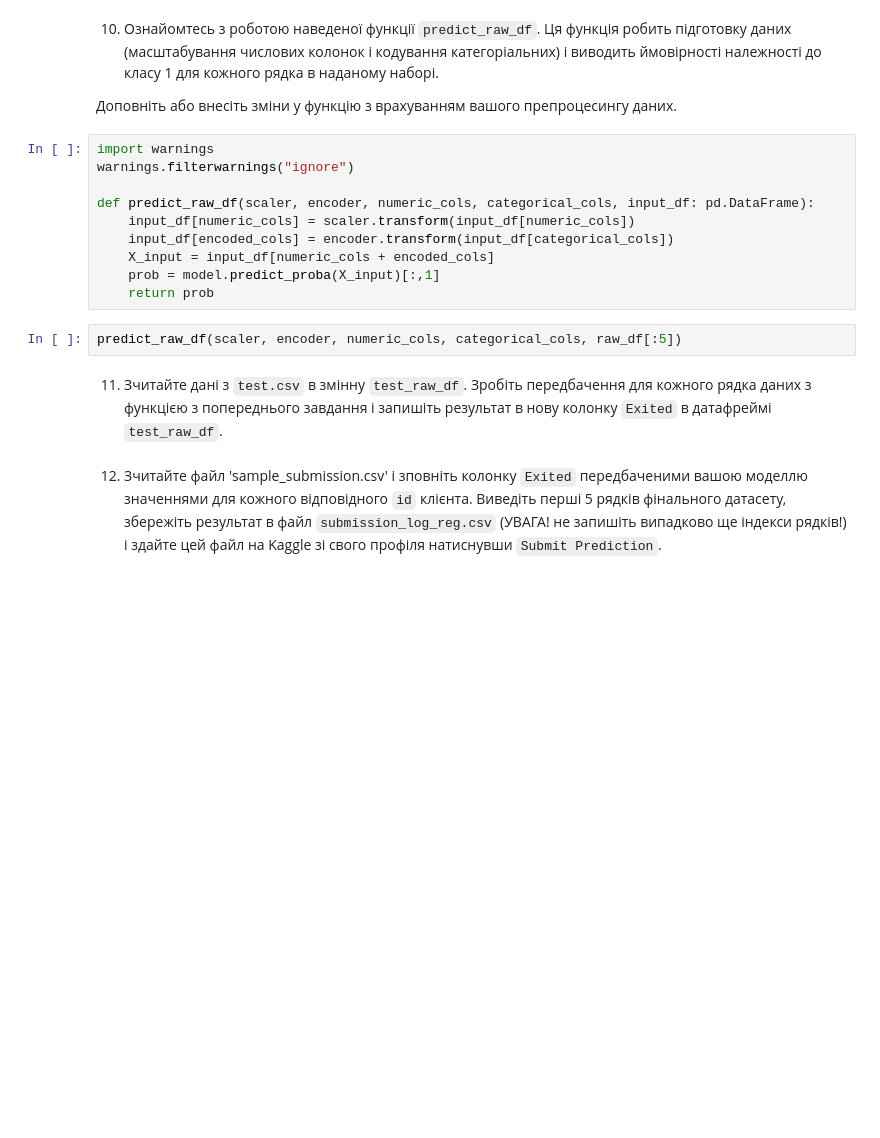
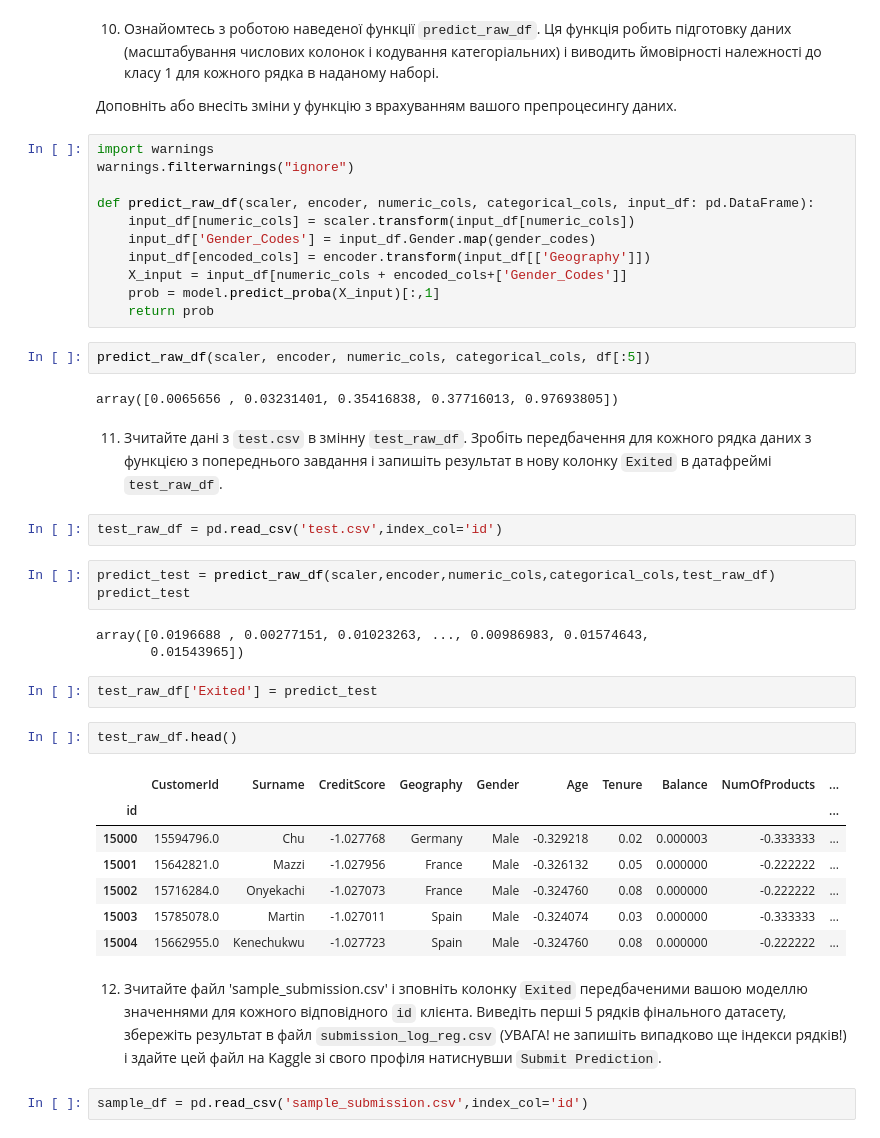
Before and after one commit to chornamarta/ml3.0, a Jupyter notebook: Module 2/Statistical Classification/HW_2_2_2_Логістична_регресія_з_scikit_learn.ipynb, the cells around one changed output. Saved outputs shown, nothing was run; the diff lists cells and outputs as text; blank space fills up the shorter version.

```diff
--- a/Module 2/Statistical Classification/HW_2_2_2_Логістична_регресія_з_scikit_learn.ipynb
+++ b/Module 2/Statistical Classification/HW_2_2_2_Логістична_регресія_з_scikit_learn.ipynb
@@ -286,14 +326,39 @@ warnings.filterwarnings("ignore")
 
 def predict_raw_df(scaler, encoder, numeric_cols, categorical_cols, input_df: pd.DataFrame):
     input_df[numeric_cols] = scaler.transform(input_df[numeric_cols])
-    input_df[encoded_cols] = encoder.transform(input_df[categorical_cols])
-    X_input = input_df[numeric_cols + encoded_cols]
+    input_df['Gender_Codes'] = input_df.Gender.map(gender_codes)
+    input_df[encoded_cols] = encoder.transform(input_df[['Geography']])
+    X_input = input_df[numeric_cols + encoded_cols+['Gender_Codes']]
     prob = model.predict_proba(X_input)[:,1]
     return prob
 # %%
-predict_raw_df(scaler, encoder, numeric_cols, categorical_cols, raw_df[:5])
+predict_raw_df(scaler, encoder, numeric_cols, categorical_cols, df[:5])
+# %% [output]
+array([0.0065656 , 0.03231401, 0.35416838, 0.37716013, 0.97693805])
 # %% [markdown]
 11. Зчитайте дані з `test.csv` в змінну `test_raw_df`. Зробіть передбачення для кожного рядка даних з функцією з попереднього завдання і запишіть результат в нову колонку `Exited` в датафреймі `test_raw_df`.
+# %%
+test_raw_df = pd.read_csv('test.csv',index_col='id')
+# %%
+predict_test = predict_raw_df(scaler,encoder,numeric_cols,categorical_cols,test_raw_df)
+predict_test
+# %% [output]
+array([0.0196688 , 0.00277151, 0.01023263, ..., 0.00986983, 0.01574643,
+       0.01543965])
+# %%
+test_raw_df['Exited'] = predict_test
+# %%
+test_raw_df.head()
+# %% [output]
+|  | CustomerId | Surname | CreditScore | Geography | Gender | Age | Tenure | Balance | NumOfProducts | ... |
+| id |  |  |  |  |  |  |  |  |  | ... |
+| 15000 | 15594796.0 | Chu | -1.027768 | Germany | Male | -0.329218 | 0.02 | 0.000003 | -0.333333 | ... |
+| 15001 | 15642821.0 | Mazzi | -1.027956 | France | Male | -0.326132 | 0.05 | 0.000000 | -0.222222 | ... |
+| 15002 | 15716284.0 | Onyekachi | -1.027073 | France | Male | -0.324760 | 0.08 | 0.000000 | -0.222222 | ... |
+| 15003 | 15785078.0 | Martin | -1.027011 | Spain | Male | -0.324074 | 0.03 | 0.000000 | -0.333333 | ... |
+| 15004 | 15662955.0 | Kenechukwu | -1.027723 | Spain | Male | -0.324760 | 0.08 | 0.000000 | -0.222222 | ... |
 # %% [markdown]
 12. Зчитайте файл 'sample_submission.csv' і зповніть колонку `Exited` передбаченими вашою моделлю значеннями для кожного відповідного `id` клієнта.
 Виведіть перші 5 рядків фінального датасету, збережіть результат в файл `submission_log_reg.csv` (УВАГА! не запишіть випадково ще індекси рядків!) і здайте цей файл на Kaggle зі свого профіля натиснувши `Submit Prediction`.
+# %%
+sample_df = pd.read_csv('sample_submission.csv',index_col='id')
```
Also changed, not shown: parts of 25 cells of this notebook.
